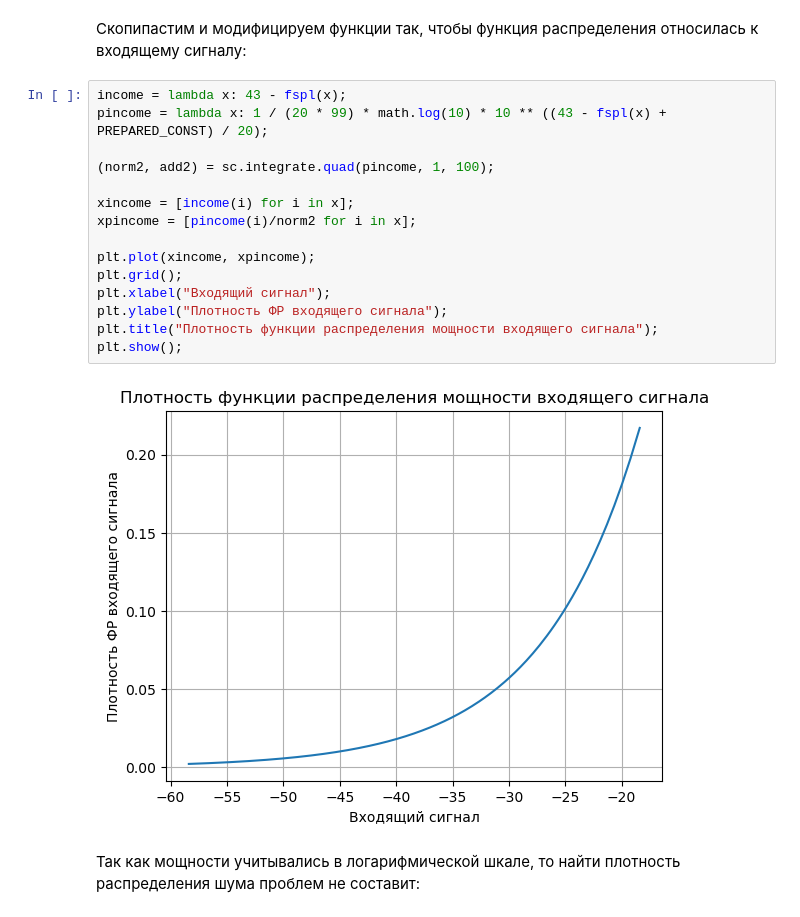
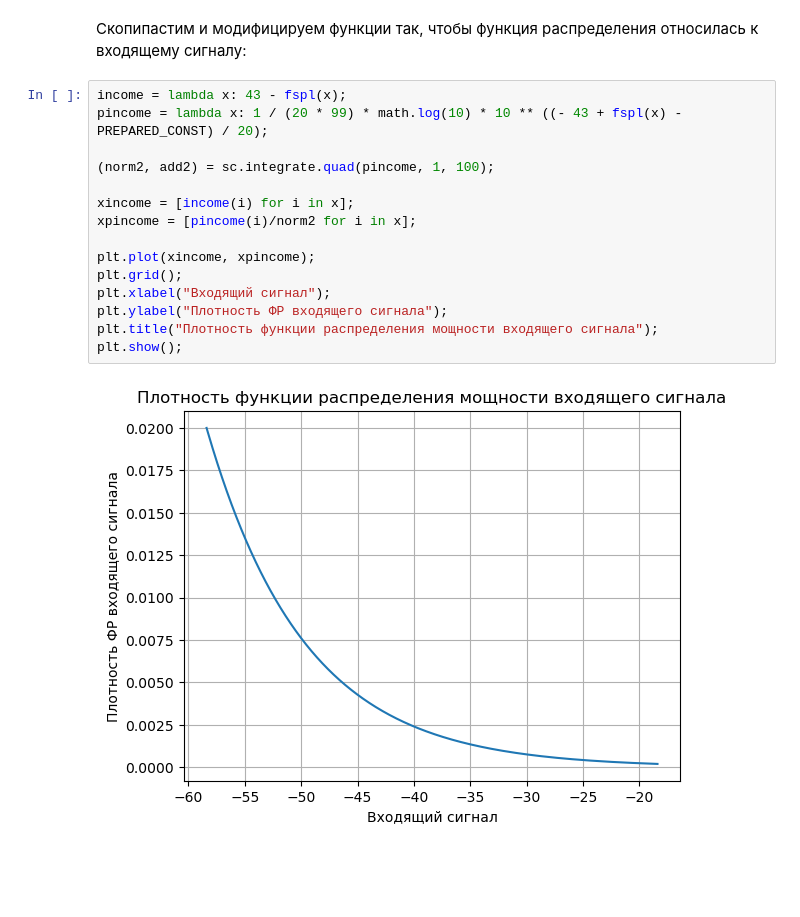
Before and after one commit to 123VladimiR123/5G6G, a Jupyter notebook: Lab05/Lab05.ipynb, the cells around one changed output. Cells and saved outputs as stored; diff of their text form; blank space fills up the shorter version.

```diff
--- a/Lab05/Lab05.ipynb
+++ b/Lab05/Lab05.ipynb
@@ -55,20 +53,18 @@ plt.show();
 Скопипастим и модифицируем функции так, чтобы функция распределения относилась к входящему сигналу:
 # %%
 income = lambda x: 43 - fspl(x);
-pincome = lambda x: 1 / (20 * 99) * math.log(10) * 10 ** ((43 - fspl(x) + PREPARED_CONST) / 20);
+pincome = lambda x: 1 / (20 * 99) * math.log(10) * 10 ** ((- 43 + fspl(x) - PREPARED_CONST) / 20);
 
 (norm2, add2) = sc.integrate.quad(pincome, 1, 100);
 
 xincome = [income(i) for i in x];
 xpincome = [pincome(i)/norm2 for i in x];
 
 plt.plot(xincome, xpincome);
 plt.grid();
 plt.xlabel("Входящий сигнал");
 plt.ylabel("Плотность ФР входящего сигнала");
 plt.title("Плотность функции распределения мощности входящего сигнала");
 plt.show();
 # %% [output]
-[figure, old version]
+[figure, new version]
-# %% [markdown]
-Так как мощности учитывались в логарифмической шкале, то найти плотность распределения шума проблем не составит:
```
Also changed, not shown: parts of 10 cells of this notebook, 2 other files.
